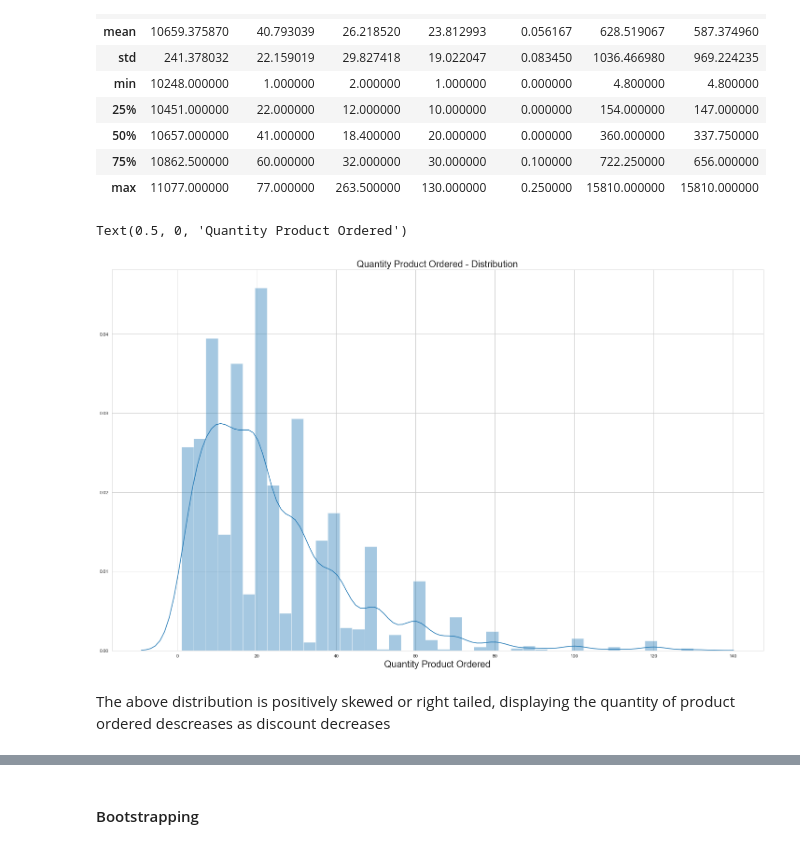
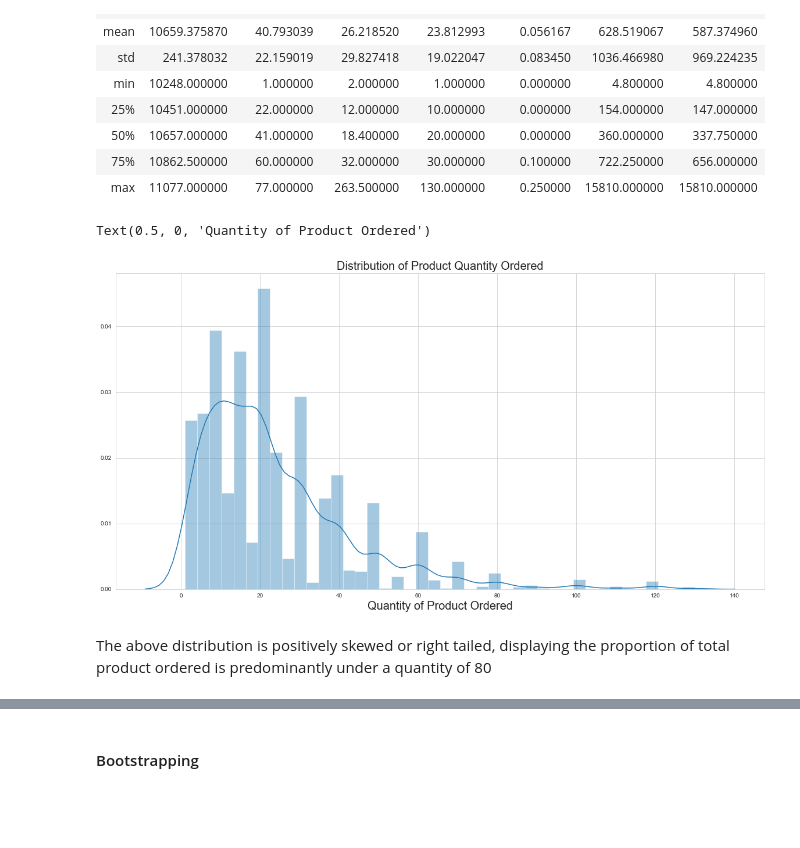
Before and after one commit to melisabardhi/Project2, a Jupyter notebook: Project 2.ipynb, the cells around one changed output, grey strips where cells are left out. Cells and saved outputs as stored; diff of their text form; code cells hidden in the pictures; blank space fills up the shorter version.

```diff
--- a/Project 2.ipynb
+++ b/Project 2.ipynb
@@ -317,15 +285,15 @@ OrderDetail_df.describe()
 | 75% | 10862.500000 | 60.000000 | 32.000000 | 30.000000 | 0.100000 | 722.250000 | 656.000000 |
 | max | 11077.000000 | 77.000000 | 263.500000 | 130.000000 | 0.250000 | 15810.000000 | 15810.000000 |
 # %%
-# running a seaborn analysis to reveal a distribution diagram
+# Build distribution diagram using seaborn
 sns.set_style('whitegrid')
-plt.figure(figsize=(25, 15))
+plt.figure(figsize=(20, 10))
 sns.distplot(OrderDetail_df['Quantity'])
-plt.title('Quantity Product Ordered - Distribution', fontsize=20)
-plt.xlabel('Quantity Product Ordered', fontsize=20)
+plt.title('Distribution of Product Quantity Ordered', fontsize=20)
+plt.xlabel('Quantity of Product Ordered', fontsize=20)
 # %% [output]
-Text(0.5, 0, 'Quantity Product Ordered')
+Text(0.5, 0, 'Quantity of Product Ordered')
-[figure, old version]
+[figure, new version]
 # %% [markdown]
-The above distribution is positively skewed or right tailed, displaying the quantity of product ordered descreases as discount decreases
+The above distribution is positively skewed or right tailed, displaying the proportion of total product ordered is predominantly under a quantity of 80
 # %% [markdown]
```
Also changed, not shown: parts of 173 cells of this notebook, 5 other files.
